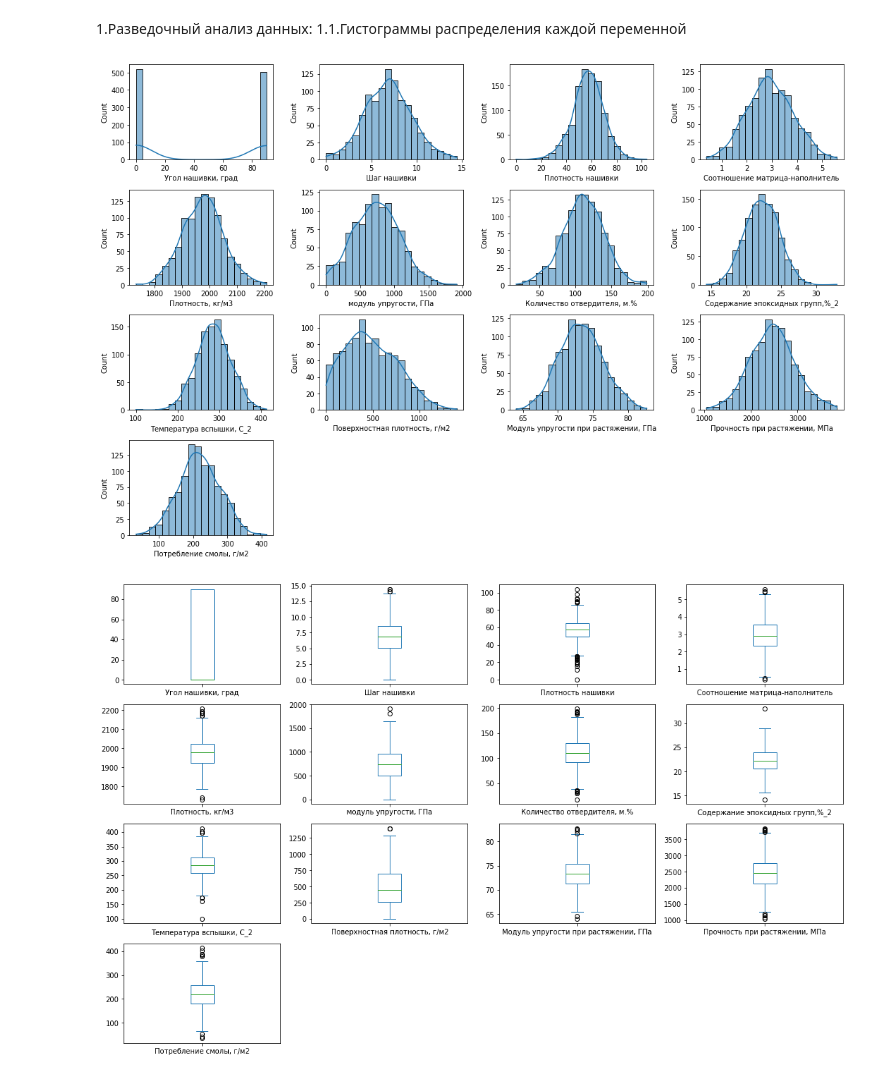
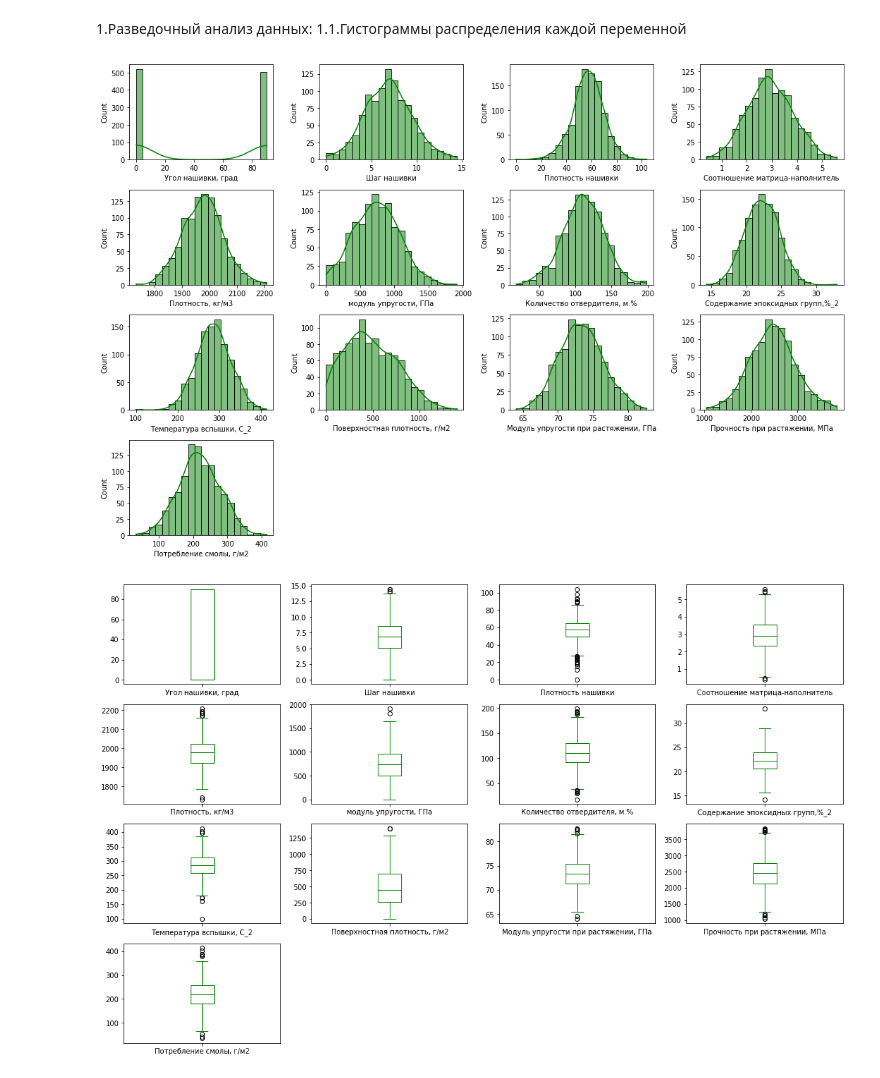
Before and after one commit to AlexeyMM84/VKR, a Jupyter notebook: VRKnew.ipynb, the cells around one changed output. Cells and saved outputs as stored; diff of their text form; code cells hidden in the pictures.

```diff
--- a/VRKnew.ipynb
+++ b/VRKnew.ipynb
@@ -89,24 +89,24 @@ df.describe().T.round(3)
 # %%
 #Cтрою графики распределения переменных(гистограммы) и "ящики с усами"
 def draw_histograms(df, variables, n_rows, n_cols):
     fig=plt.figure(figsize=(15, 10))
     for i, var_name in enumerate(variables):
         ax=fig.add_subplot(n_rows,n_cols,i+1)
-        sns.histplot(data=df, x=var_name, kde=True, bins=20)
+        sns.histplot(data=df, x=var_name, kde=True, bins=20, color ='green')
     fig.tight_layout()
     plt.show()
 
 draw_histograms(df, df.columns, 4, 4)
 # %% [output]
-[figure, old version]
+[figure, new version]
 # %%
 fig = plt.figure(figsize=(18.25,40))
 total_axes = len(df.columns)
 subplt = 1
 for x in df.columns:
     ax = fig.add_subplot(total_axes, 4, subplt)
-    df[x].plot(kind="box")
+    df[x].plot(kind="box", color ='green')
     subplt+=1
 plt.show()
 # %% [output]
-[figure, old version]
+[figure, new version]
```
Also changed, not shown: parts of 1 cell of this notebook.
